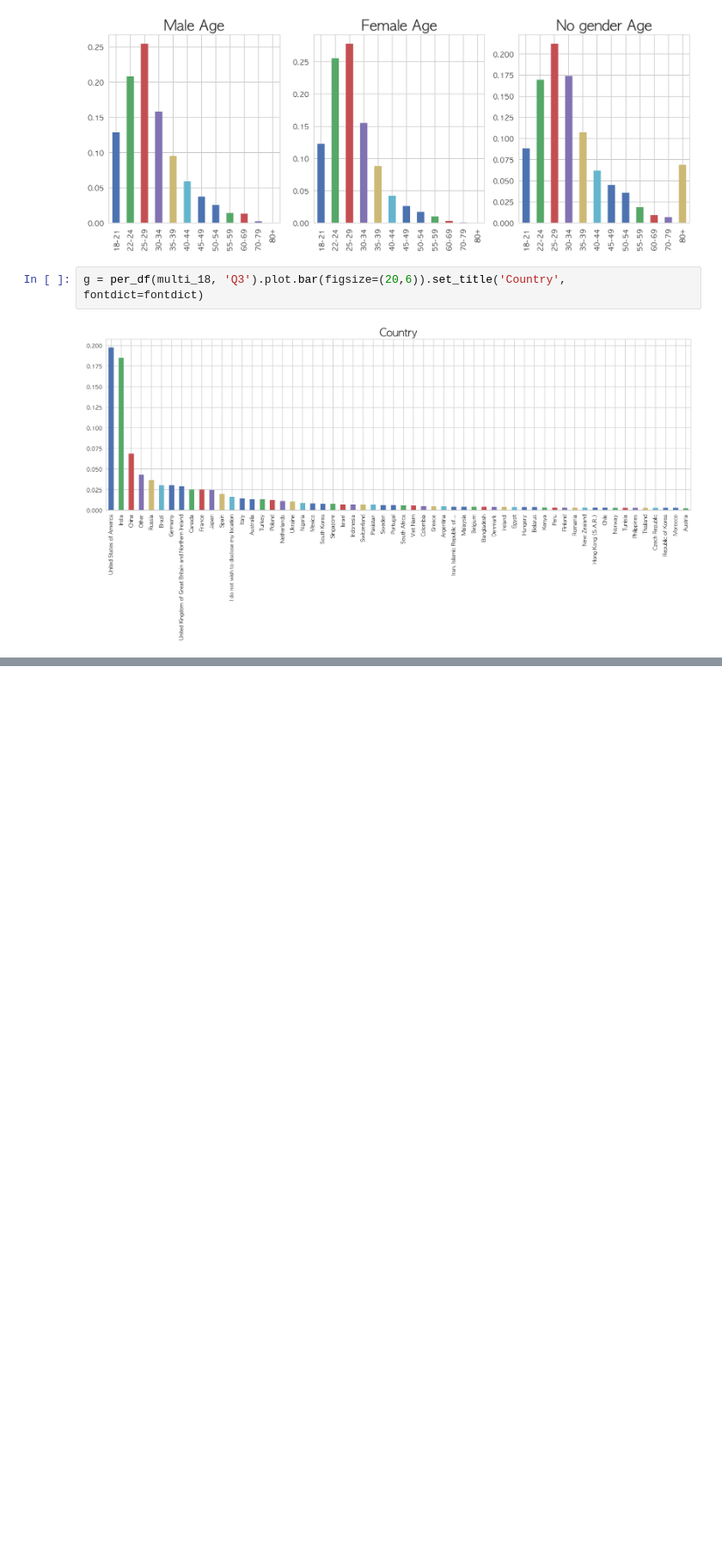
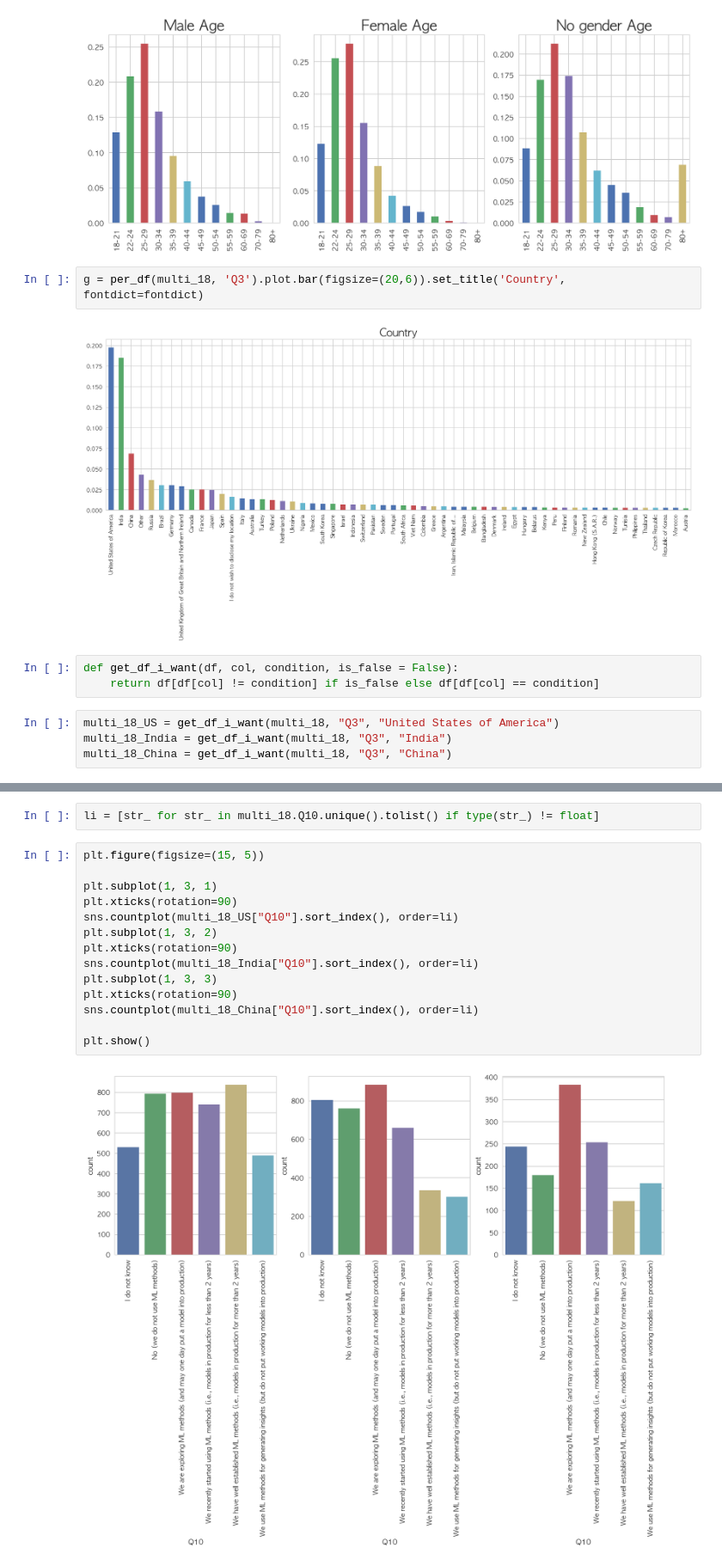
Before and after one commit to DanialDaeHyunNam/2018-Kaggle-ML-And-DS-Survey-Challenge, a Jupyter notebook: Danial/EDA_0.ipynb, the cells around one changed output, grey strips where cells are left out. Shown at 86% size. Drawn from its saved outputs; the diff is of its cells as text; blank space fills up the shorter version.

```diff
--- a/Danial/EDA_0.ipynb
+++ b/Danial/EDA_0.ipynb
@@ -266,3 +334,10 @@ Text(0.5,1,'No gender Age')
 g = per_df(multi_18, 'Q3').plot.bar(figsize=(20,6)).set_title('Country', fontdict=fontdict)
 # %% [output]
 [figure]
+# %%
+def get_df_i_want(df, col, condition, is_false = False):
+    return df[df[col] != condition] if is_false else df[df[col] == condition]
+# %%
+multi_18_US = get_df_i_want(multi_18, "Q3", "United States of America")
+multi_18_India = get_df_i_want(multi_18, "Q3", "India")
+multi_18_China = get_df_i_want(multi_18, "Q3", "China")
@@ -268,0 +354,18 @@ g = per_df(multi_18, 'Q3').plot.bar(figsize=(20,6)).set_title('Country', fontdic
+# %%
+li = [str_ for str_ in multi_18.Q10.unique().tolist() if type(str_) != float]
+# %%
+plt.figure(figsize=(15, 5))
+
+plt.subplot(1, 3, 1)
+plt.xticks(rotation=90)
+sns.countplot(multi_18_US["Q10"].sort_index(), order=li)
+plt.subplot(1, 3, 2)
+plt.xticks(rotation=90)
+sns.countplot(multi_18_India["Q10"].sort_index(), order=li)
+plt.subplot(1, 3, 3)
+plt.xticks(rotation=90)
+sns.countplot(multi_18_China["Q10"].sort_index(), order=li)
+
+plt.show()
+# %% [output]
+[figure, added]
```
Also changed, not shown: parts of 19 cells of this notebook, 2 other files.
